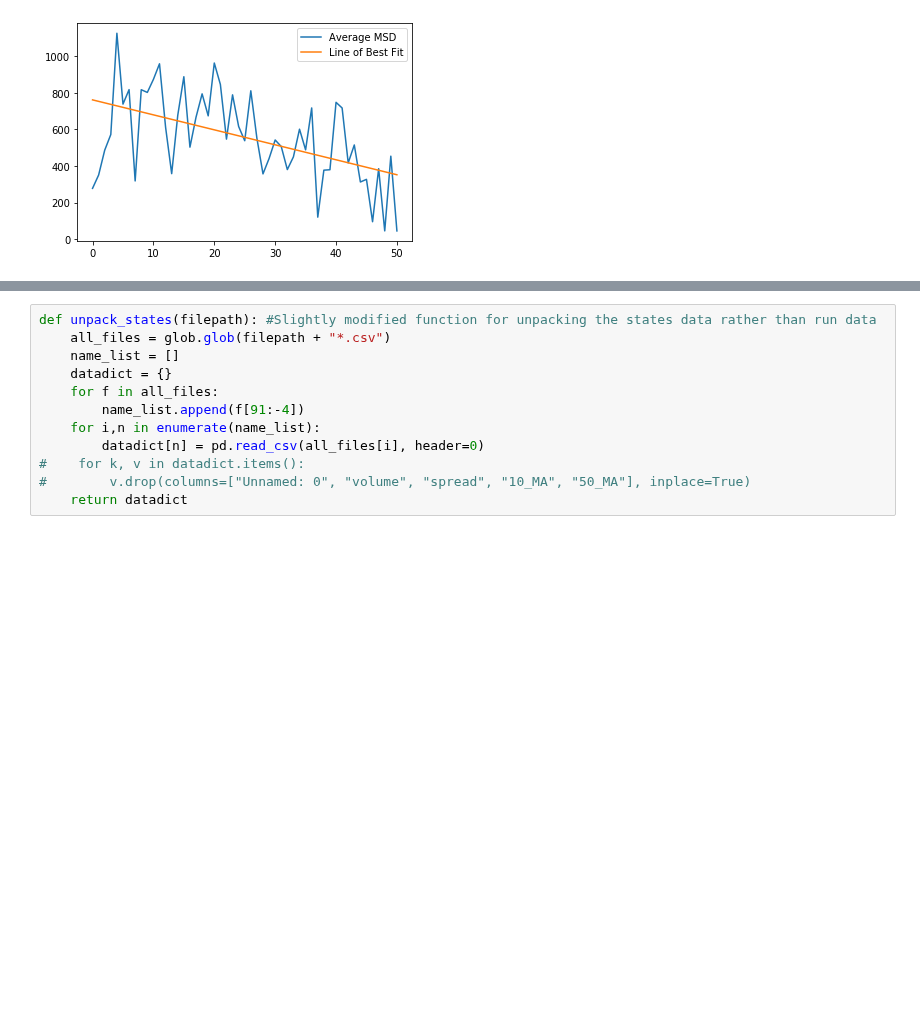
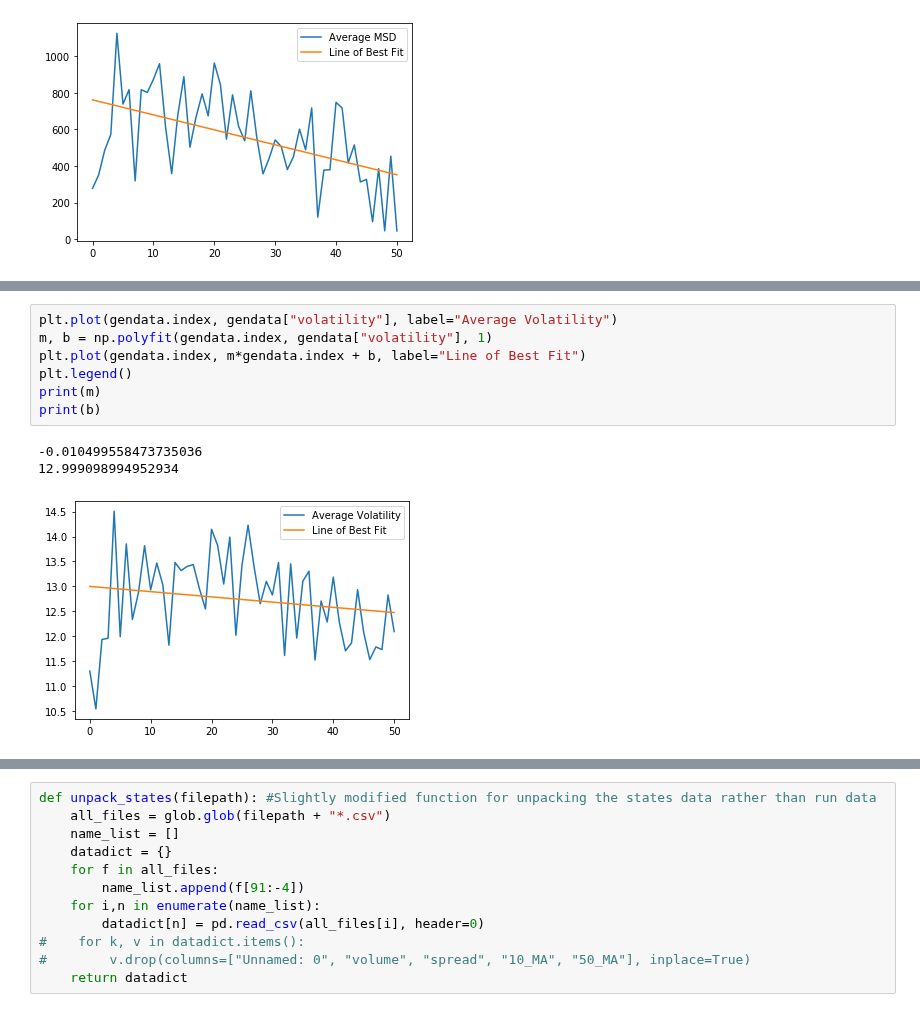
Before and after one commit to karansgarg/rae_repo, a Jupyter notebook: analysis.ipynb, the cells around one changed output, grey strips where cells are left out. Cells and saved outputs as stored; diff of their text form; blank space fills up the shorter version.

```diff
--- a/analysis.ipynb
+++ b/analysis.ipynb
@@ -294,0 +354,11 @@ plt.plot(gendata.index, gendata["volume"])
+# %%
+plt.plot(gendata.index, gendata["volatility"], label="Average Volatility")
+m, b = np.polyfit(gendata.index, gendata["volatility"], 1)
+plt.plot(gendata.index, m*gendata.index + b, label="Line of Best Fit")
+plt.legend()
+print(m)
+print(b)
+# %% [output]
+-0.010499558473735036
+12.999098994952934
+[figure, added]
```
Also changed, not shown: parts of 46 cells of this notebook, 5 other files.
